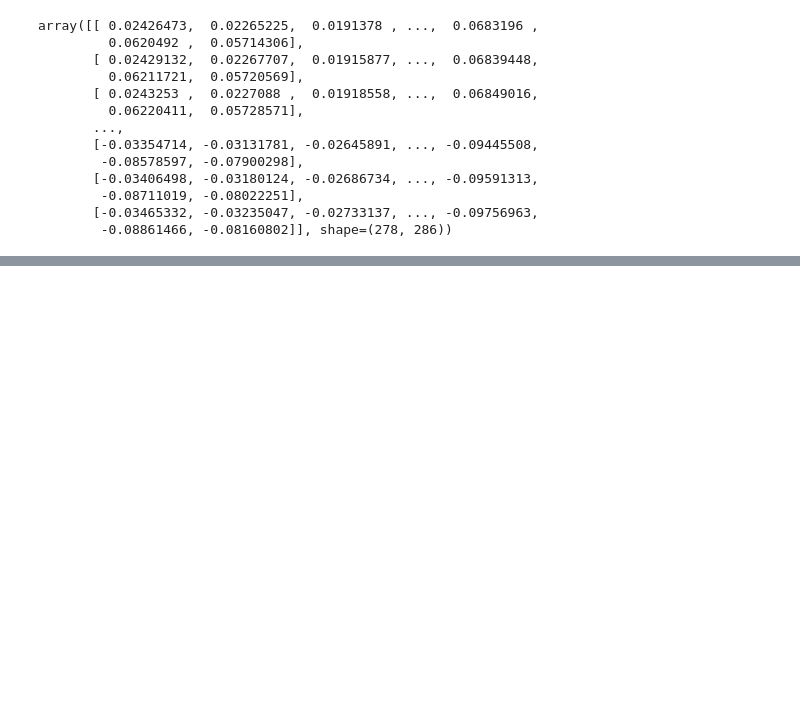
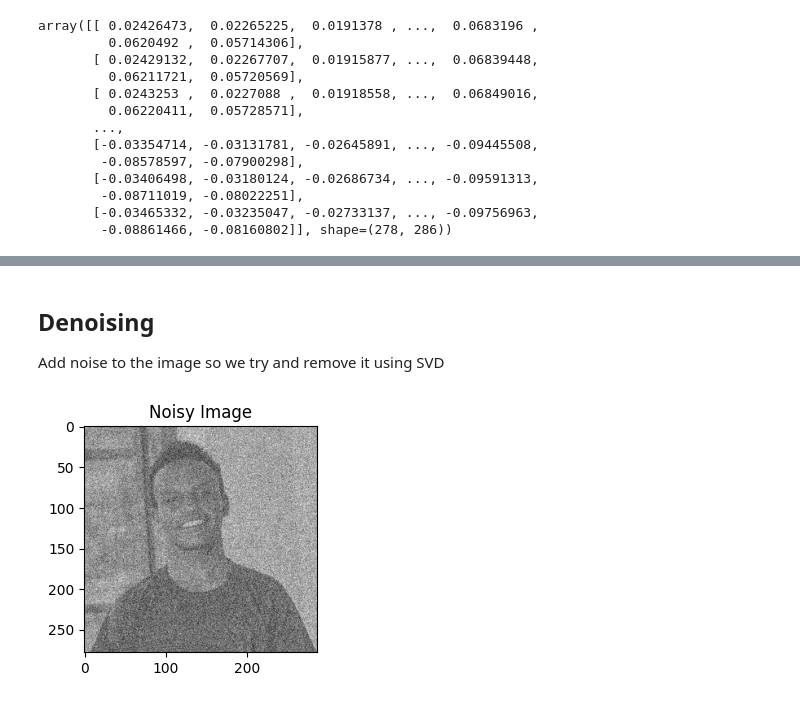
Before and after one commit to Rickmwasofficial/SVD-Image-Compression-, a Jupyter notebook: svd.ipynb, the cells around one changed output, grey strips where cells are left out. Cells and saved outputs as stored; diff of their text form; code cells hidden in the pictures; blank space fills up the shorter version.

```diff
--- a/svd.ipynb
+++ b/svd.ipynb
@@ -107,0 +124,9 @@ for i, k in enumerate(k_values):
+# %% [markdown]
+## Denoising
+
+Add noise to the image so we try and remove it using SVD
+# %%
+noisy = img_centered + np.random.normal(0, 0.2, img_centered.shape)
+visual_image("Noisy Image", noisy)
+# %% [output]
+[figure, added]
```
Also changed, not shown: parts of 6 cells of this notebook.
